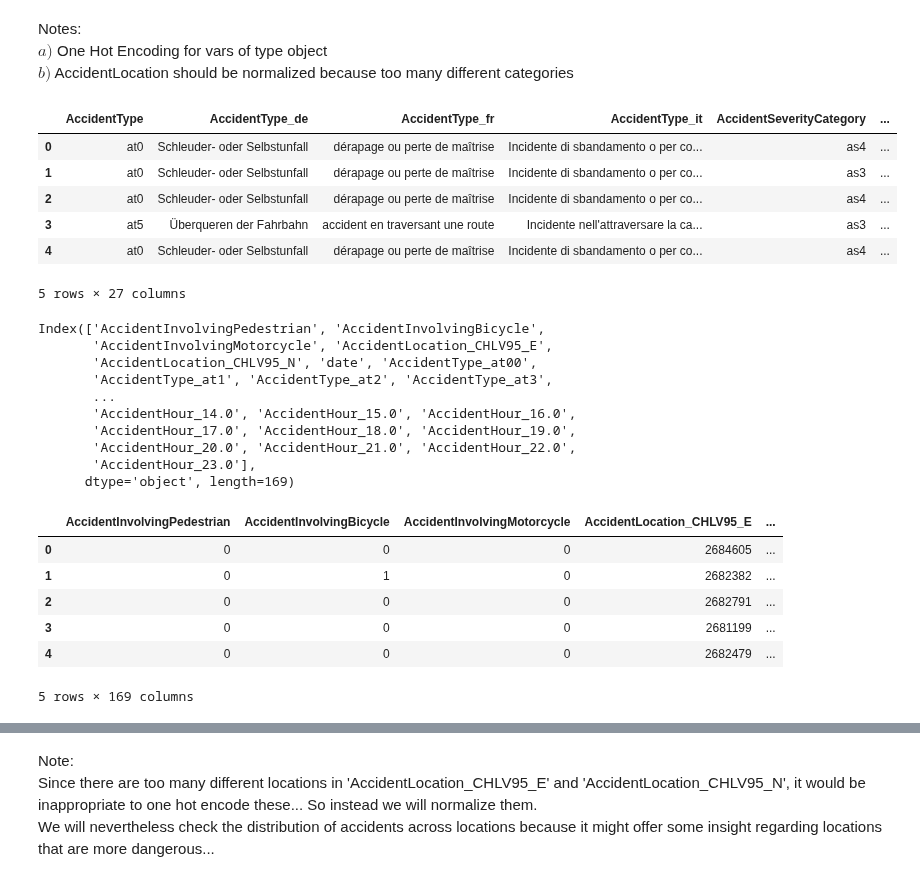
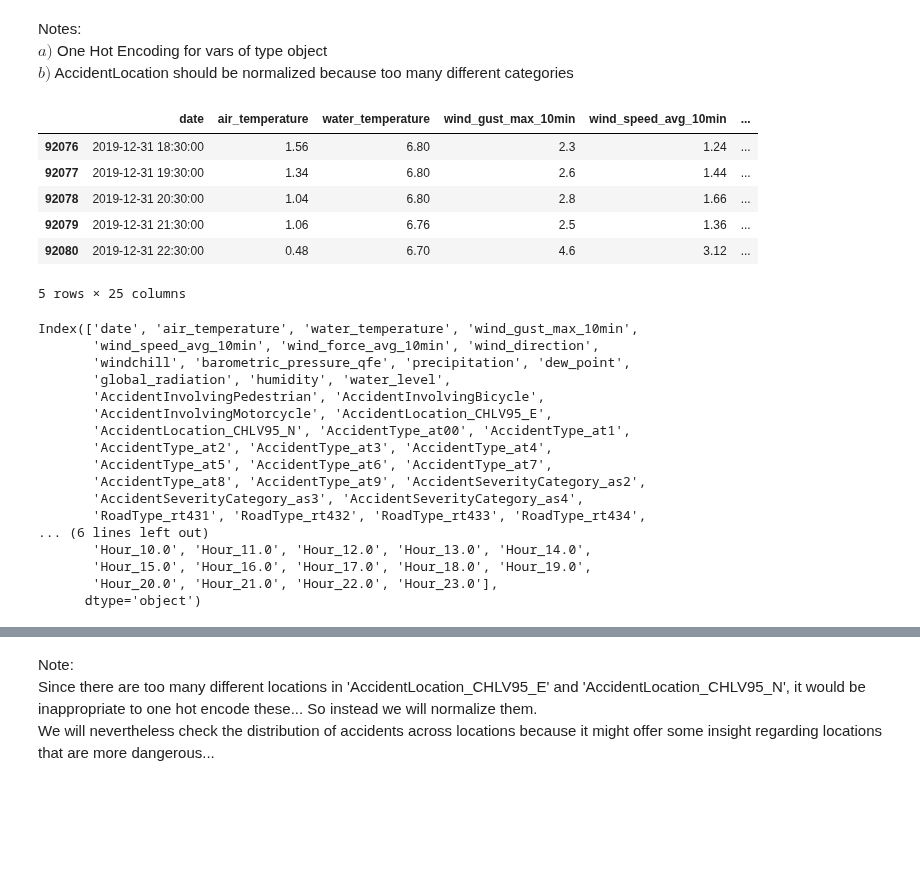
Before and after one commit to Antonio-226/Big-Data-Analytics-Group-Project, a Jupyter notebook: Join datasets.ipynb, the cells around one changed output, grey strips where cells are left out. Saved outputs shown, nothing was run; the diff lists cells and outputs as text; code cells hidden in the pictures; blank space fills up the shorter version.

```diff
--- a/Join datasets.ipynb
+++ b/Join datasets.ipynb
@@ -53,13 +48,3 @@ Notes:
 $a)$ One Hot Encoding for vars of type object
 <br>
 $b)$ AccidentLocation should be normalized because too many different categories
-# %%
-df_accidents.head(5)
-# %% [output]
-|  | AccidentType | AccidentType_de | AccidentType_fr | AccidentType_it | AccidentSeverityCategory | ... |
-| 0 | at0 | Schleuder- oder Selbstunfall | dérapage ou perte de maîtrise | Incidente di sbandamento o per co... | as4 | ... |
-| 1 | at0 | Schleuder- oder Selbstunfall | dérapage ou perte de maîtrise | Incidente di sbandamento o per co... | as3 | ... |
-| 2 | at0 | Schleuder- oder Selbstunfall | dérapage ou perte de maîtrise | Incidente di sbandamento o per co... | as4 | ... |
-| 3 | at5 | Überqueren der Fahrbahn | accident en traversant une route | Incidente nell'attraversare la ca... | as3 | ... |
-| 4 | at0 | Schleuder- oder Selbstunfall | dérapage ou perte de maîtrise | Incidente di sbandamento o per co... | as4 | ... |
-5 rows × 27 columns
@@ -70,0 +51,13 @@ df_accidents['AccidentInvolvingMotorcycle'] = 1*df_accidents['AccidentInvolvingM
+# %%
+df_join['Month'].fillna(df_join['date'].dt.month, inplace = True)
+df_join['Hour'].fillna(df_join['date'].dt.hour, inplace = True)
+df_join['WeekDay'].fillna(df_join['date'].dt.day_name(), inplace = True)
+df_join.tail()
+# %% [output]
+|  | date | air_temperature | water_temperature | wind_gust_max_10min | wind_speed_avg_10min | ... |
+| 92076 | 2019-12-31 18:30:00 | 1.56 | 6.80 | 2.3 | 1.24 | ... |
+| 92077 | 2019-12-31 19:30:00 | 1.34 | 6.80 | 2.6 | 1.44 | ... |
+| 92078 | 2019-12-31 20:30:00 | 1.04 | 6.80 | 2.8 | 1.66 | ... |
+| 92079 | 2019-12-31 21:30:00 | 1.06 | 6.76 | 2.5 | 1.36 | ... |
+| 92080 | 2019-12-31 22:30:00 | 0.48 | 6.70 | 4.6 | 3.12 | ... |
+5 rows × 25 columns
@@ -71,27 +66,24 @@ df_accidents['AccidentInvolvingMotorcycle'] = 1*df_accidents['AccidentInvolvingM
 # %%
-#one hot encoding for cols that need to be transformed
-categorical_cols = list(df_accidents.select_dtypes(include=['object']).columns)
-categorical_cols.extend(['AccidentMonth', 'AccidentHour'])
-df_accidents = pd.get_dummies(df_accidents, columns = categorical_cols, drop_first= True, dtype= bool)
-df_accidents.columns
+#one hot encoding for cols that need to be transformed (drop one of each category later)
+categorical_cols = list(df_join.select_dtypes(include=['object']).columns)
+categorical_cols.extend(['Month', 'Hour']) # these need to be one hot encoded as well
+df_join = pd.get_dummies(df_join, columns = categorical_cols, dtype= bool, drop_first= True)
+df_join.columns
 # %% [output]
-Index(['AccidentInvolvingPedestrian', 'AccidentInvolvingBicycle',
+Index(['date', 'air_temperature', 'water_temperature', 'wind_gust_max_10min',
+       'wind_speed_avg_10min', 'wind_force_avg_10min', 'wind_direction',
+       'windchill', 'barometric_pressure_qfe', 'precipitation', 'dew_point',
+       'global_radiation', 'humidity', 'water_level',
+       'AccidentInvolvingPedestrian', 'AccidentInvolvingBicycle',
        'AccidentInvolvingMotorcycle', 'AccidentLocation_CHLV95_E',
-       'AccidentLocation_CHLV95_N', 'date', 'AccidentType_at00',
-       'AccidentType_at1', 'AccidentType_at2', 'AccidentType_at3',
-       ...
-       'AccidentHour_14.0', 'AccidentHour_15.0', 'AccidentHour_16.0',
-       'AccidentHour_17.0', 'AccidentHour_18.0', 'AccidentHour_19.0',
-       'AccidentHour_20.0', 'AccidentHour_21.0', 'AccidentHour_22.0',
-       'AccidentHour_23.0'],
-      dtype='object', length=169)
+       'AccidentLocation_CHLV95_N', 'AccidentType_at00', 'AccidentType_at1',
+       'AccidentType_at2', 'AccidentType_at3', 'AccidentType_at4',
+       'AccidentType_at5', 'AccidentType_at6', 'AccidentType_at7',
+       'AccidentType_at8', 'AccidentType_at9', 'AccidentSeverityCategory_as2',
+       'AccidentSeverityCategory_as3', 'AccidentSeverityCategory_as4',
+       'RoadType_rt431', 'RoadType_rt432', 'RoadType_rt433', 'RoadType_rt434',
+... (6 lines left out)
+       'Hour_10.0', 'Hour_11.0', 'Hour_12.0', 'Hour_13.0', 'Hour_14.0',
+       'Hour_15.0', 'Hour_16.0', 'Hour_17.0', 'Hour_18.0', 'Hour_19.0',
+       'Hour_20.0', 'Hour_21.0', 'Hour_22.0', 'Hour_23.0'],
+      dtype='object')
-# %%
-df_accidents.head()
-# %% [output]
-|  | AccidentInvolvingPedestrian | AccidentInvolvingBicycle | AccidentInvolvingMotorcycle | AccidentLocation_CHLV95_E | ... |
-| 0 | 0 | 0 | 0 | 2684605 | ... |
-| 1 | 0 | 1 | 0 | 2682382 | ... |
-| 2 | 0 | 0 | 0 | 2682791 | ... |
-| 3 | 0 | 0 | 0 | 2681199 | ... |
-| 4 | 0 | 0 | 0 | 2682479 | ... |
-5 rows × 169 columns
```
Also changed, not shown: parts of 33 cells of this notebook.
